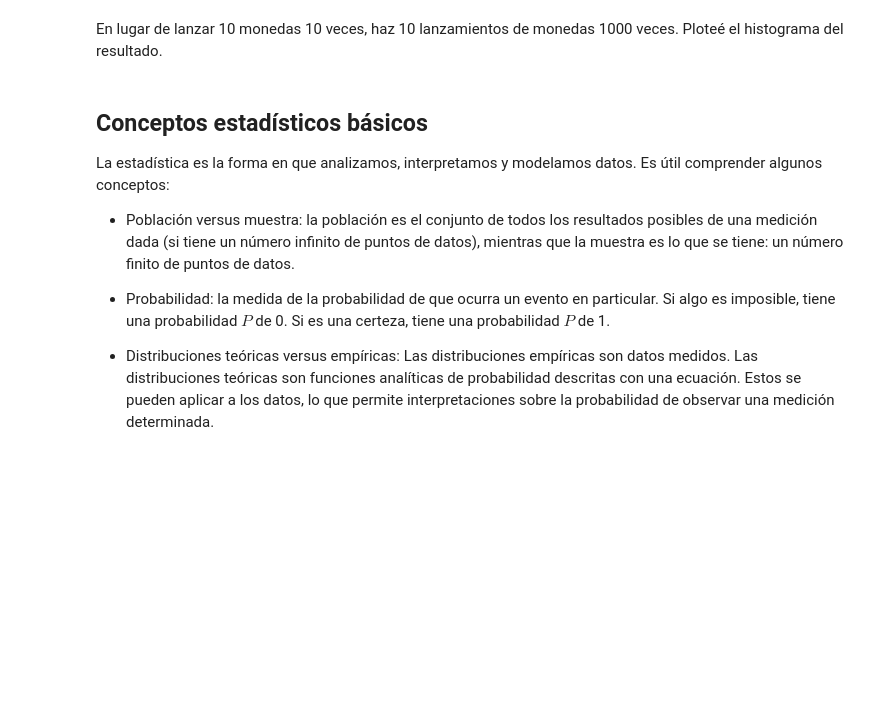
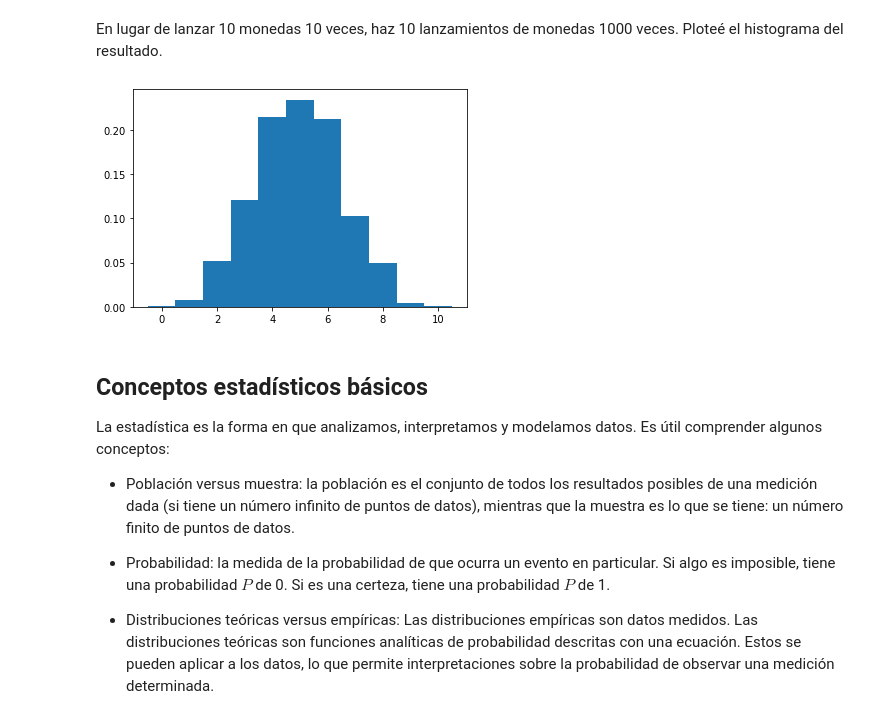
Before and after one commit to Pablolog42/2021-CD2201, a Jupyter notebook: Semana5/Actividad_Semana_05/Actividad_Clase_05.ipynb, the cells around one changed output. Drawn from its saved outputs; the diff is of its cells as text; code cells hidden in the pictures; blank space fills up the shorter version.

```diff
--- a/Semana5/Actividad_Semana_05/Actividad_Clase_05.ipynb
+++ b/Semana5/Actividad_Semana_05/Actividad_Clase_05.ipynb
@@ -56,5 +75,22 @@ plt.show()
 # %% [markdown]
 En lugar de lanzar 10 monedas 10 veces, haz 10 lanzamientos de monedas 1000 veces. Ploteé el histograma del resultado.
+# %%
+number_heads = []
+
+for flip_experiment in range (0,1000):
+
+    flip_results = []
+
+    for flip in range(0,10):
+        flip_result = np.random.choice([0, 1])
+        flip_results.append(flip_result)
+
+    number_heads.append(np.sum(flip_results))
+# %%
+plt.hist(number_heads,bins=[-0.5,0.5,1.5,2.5,3.5,4.5,5.5,6.5,7.5,8.5,9.5,10.5],density=True)
+plt.show()
+# %% [output]
+[figure, added]
 # %% [markdown]
 ## Conceptos estadísticos básicos
 La estadística es la forma en que analizamos, interpretamos y modelamos datos. Es útil comprender algunos conceptos:
```
Also changed, not shown: parts of 32 cells of this notebook, 1 other file.
